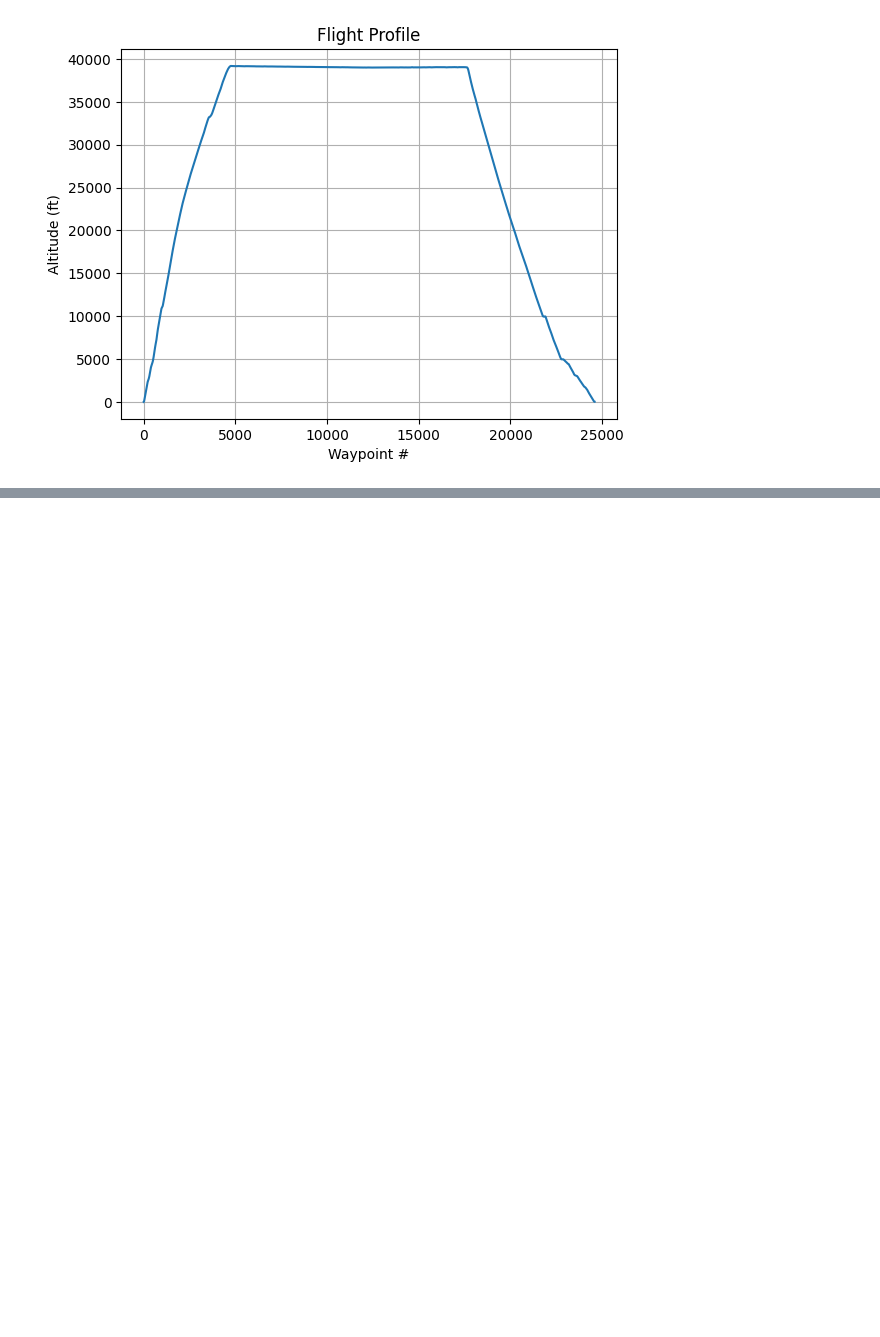
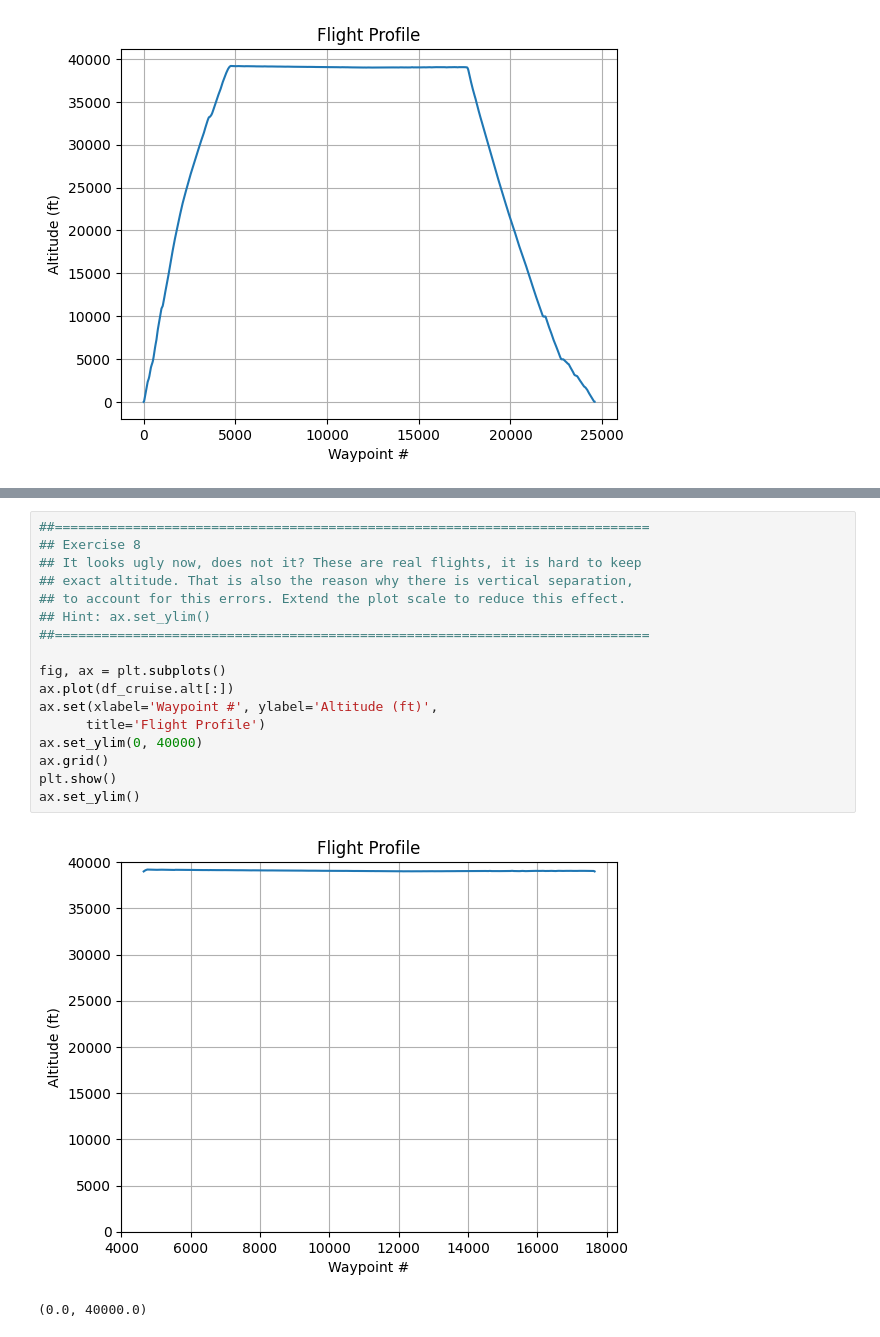
Before and after one commit to pcs03/foe-exercises, a Jupyter notebook: optimization/ws3/ws3-2.ipynb, the cells around one changed output, grey strips where cells are left out. Cells and saved outputs as stored; diff of their text form; blank space fills up the shorter version.

```diff
--- a/optimization/ws3/ws3-2.ipynb
+++ b/optimization/ws3/ws3-2.ipynb
@@ -267,0 +206,20 @@ At least i solve it with that :)
+# %%
+##============================================================================
+## Exercise 8
+## It looks ugly now, does not it? These are real flights, it is hard to keep
+## exact altitude. That is also the reason why there is vertical separation,
+## to account for this errors. Extend the plot scale to reduce this effect.
+## Hint: ax.set_ylim()
+##============================================================================
+
+fig, ax = plt.subplots()
+ax.plot(df_cruise.alt[:])
+ax.set(xlabel='Waypoint #', ylabel='Altitude (ft)',
+      title='Flight Profile')
+ax.set_ylim(0, 40000)
+ax.grid()
+plt.show()
+ax.set_ylim()
+# %% [output]
+[figure, added]
+(0.0, 40000.0)
```
Also changed, not shown: parts of 7 cells of this notebook, 3 other files.
